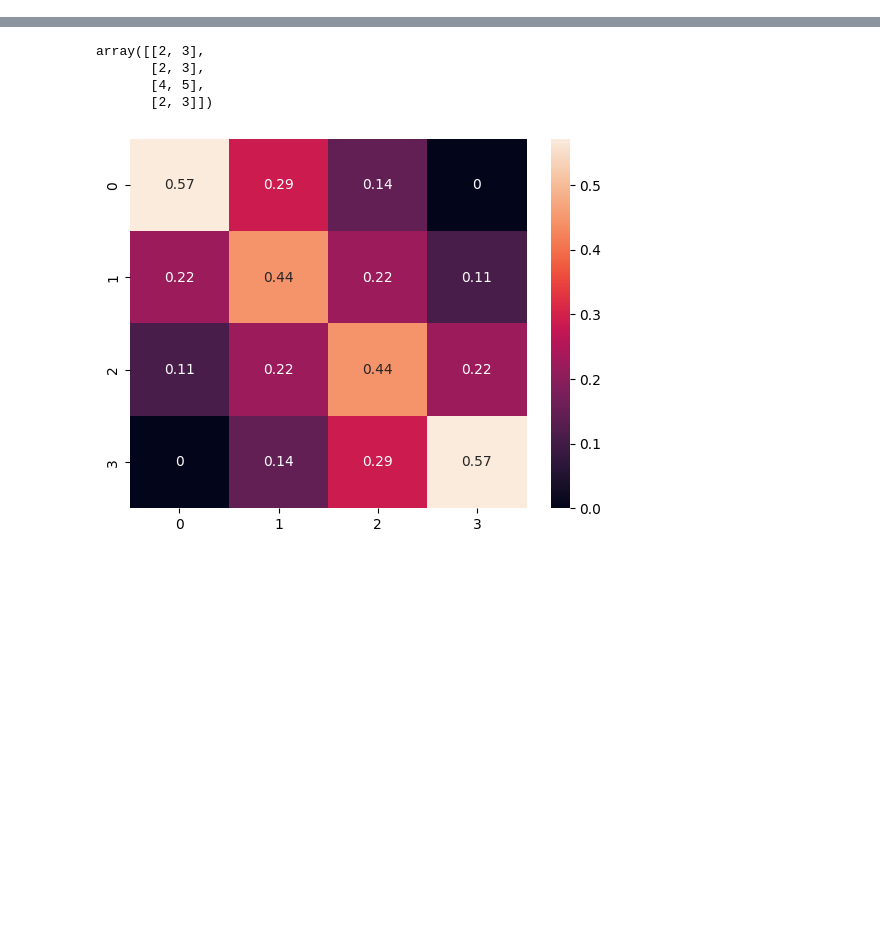
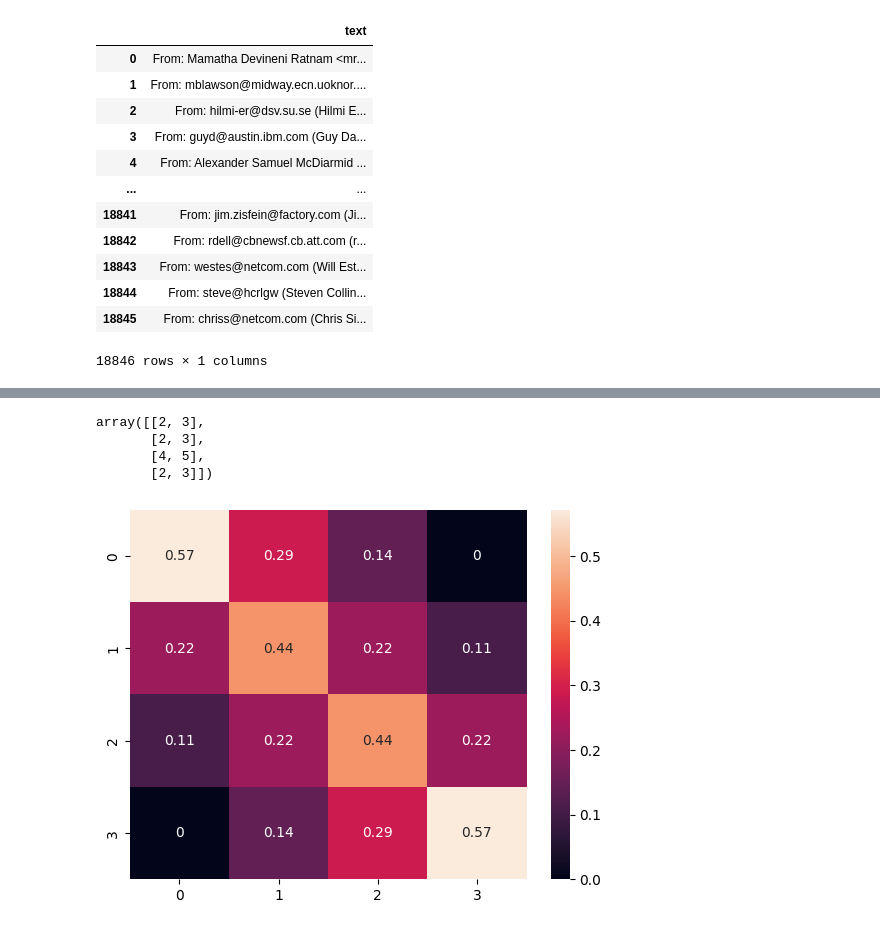
Before and after one commit to revit3d/topic-modelling-attention, a Jupyter notebook: experiments-jax.ipynb, the cells around one changed output, grey strips where cells are left out. Drawn from its saved outputs; the diff is of its cells as text; code cells hidden in the pictures; blank space fills up the shorter version.

```diff
--- a/experiments-jax.ipynb
+++ b/experiments-jax.ipynb
@@ -18,3 +23,21 @@ import seaborn as sns
+# %%
+data = fetch_20newsgroups(data_home='./data/', subset='all').data
+df = pd.DataFrame(data, columns=['text'])
+df
+# %% [output]
+|  | text |
+| 0 | From: Mamatha Devineni Ratnam <mr... |
+| 1 | From: mblawson@midway.ecn.uoknor.... |
+| 2 | From: hilmi-er@dsv.su.se (Hilmi E... |
+| 3 | From: guyd@austin.ibm.com (Guy Da... |
+| 4 | From: Alexander Samuel McDiarmid ... |
+| ... | ... |
+| 18841 | From: jim.zisfein@factory.com (Ji... |
+| 18842 | From: rdell@cbnewsf.cb.att.com (r... |
+| 18843 | From: westes@netcom.com (Will Est... |
+| 18844 | From: steve@hcrlgw (Steven Collin... |
+| 18845 | From: chriss@netcom.com (Chris Si... |
+18846 rows × 1 columns
 # %%
 df = pd.read_csv('./data/bbc_text_cls.csv')
 maxlen = np.quantile(df.text.apply(len), q=0.99)
```
Also changed, not shown: parts of 23 cells of this notebook, 4 other files.
